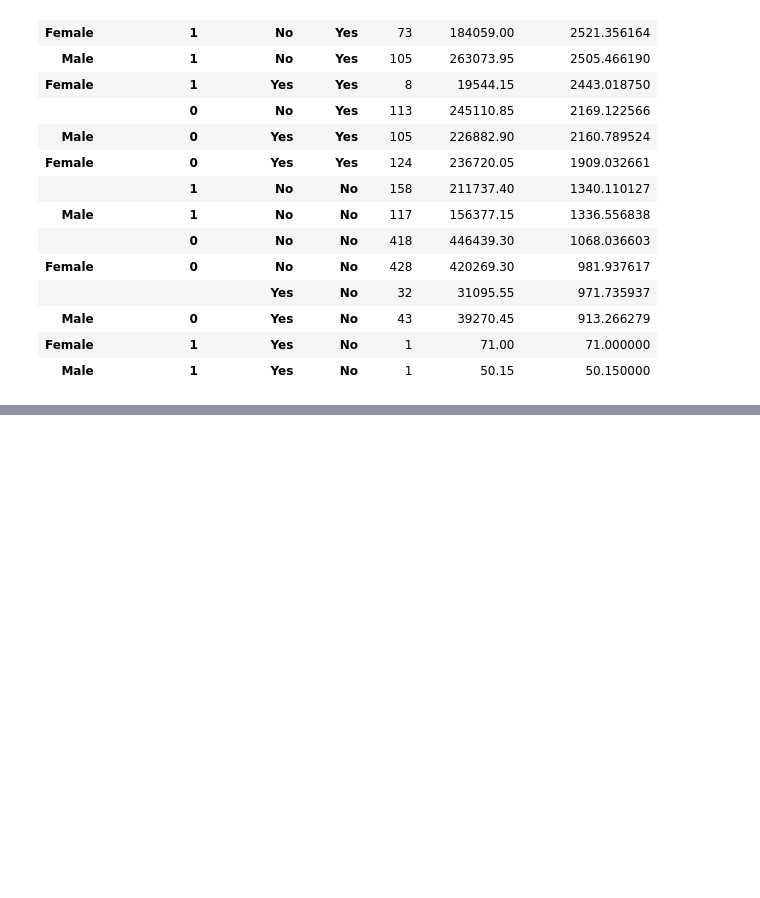
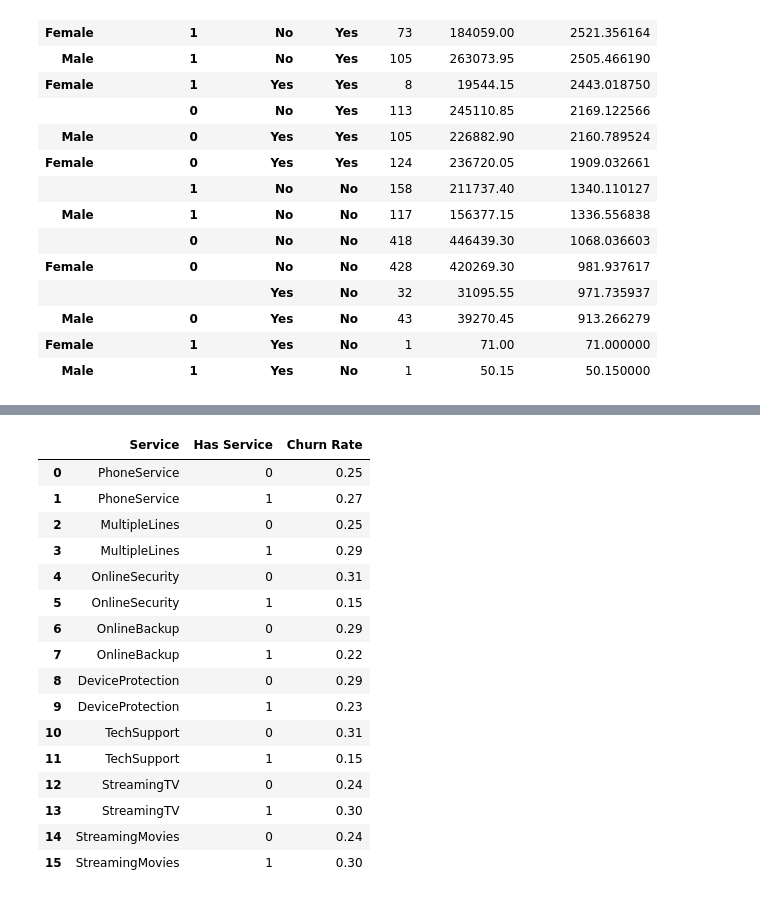
Before and after one commit to amareshmaity/data-analyst-portfolio, a Jupyter notebook: customer-churn-analysis/notebooks/03_EDA.ipynb, the cells around one changed output, grey strips where cells are left out. Cells and saved outputs as stored; diff of their text form; code cells hidden in the pictures; blank space fills up the shorter version.

```diff
--- a/customer-churn-analysis/notebooks/03_EDA.ipynb
+++ b/customer-churn-analysis/notebooks/03_EDA.ipynb
@@ -351,0 +392,28 @@ df.head()
+# %%
+## Impact on churn rate by each additional services
+data = []
+for service in additional_services:
+    service_wise_churn_rate_for_yes = df.groupby(by=service)['Churn'].value_counts(normalize=True).round(2).unstack()['Yes']
+    data.append({'Service':service, 'Has Service':service_wise_churn_rate_for_yes.index.values[0], 'Churn Rate':service_wise_churn_rate_for_yes.values[0]})
+    data.append({'Service':service, 'Has Service':service_wise_churn_rate_for_yes.index.values[1], 'Churn Rate':service_wise_churn_rate_for_yes.values[1]})
+
+service_table = pd.DataFrame(data)
+service_table
+# %% [output]
+|  | Service | Has Service | Churn Rate |
+| 0 | PhoneService | 0 | 0.25 |
+| 1 | PhoneService | 1 | 0.27 |
+| 2 | MultipleLines | 0 | 0.25 |
+| 3 | MultipleLines | 1 | 0.29 |
+| 4 | OnlineSecurity | 0 | 0.31 |
+| 5 | OnlineSecurity | 1 | 0.15 |
+| 6 | OnlineBackup | 0 | 0.29 |
+| 7 | OnlineBackup | 1 | 0.22 |
+| 8 | DeviceProtection | 0 | 0.29 |
+| 9 | DeviceProtection | 1 | 0.23 |
+| 10 | TechSupport | 0 | 0.31 |
+| 11 | TechSupport | 1 | 0.15 |
+| 12 | StreamingTV | 0 | 0.24 |
+| 13 | StreamingTV | 1 | 0.30 |
+| 14 | StreamingMovies | 0 | 0.24 |
+| 15 | StreamingMovies | 1 | 0.30 |
```
Also changed, not shown: parts of 20 cells of this notebook.
